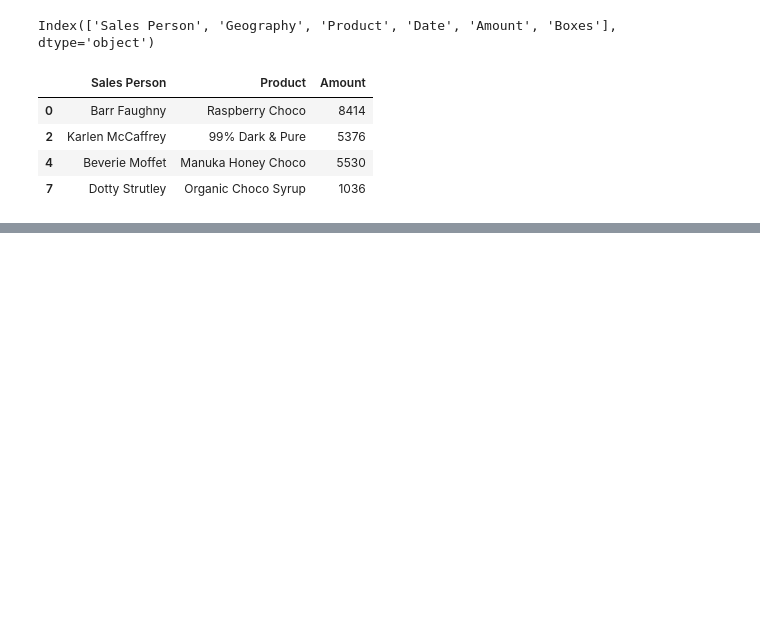
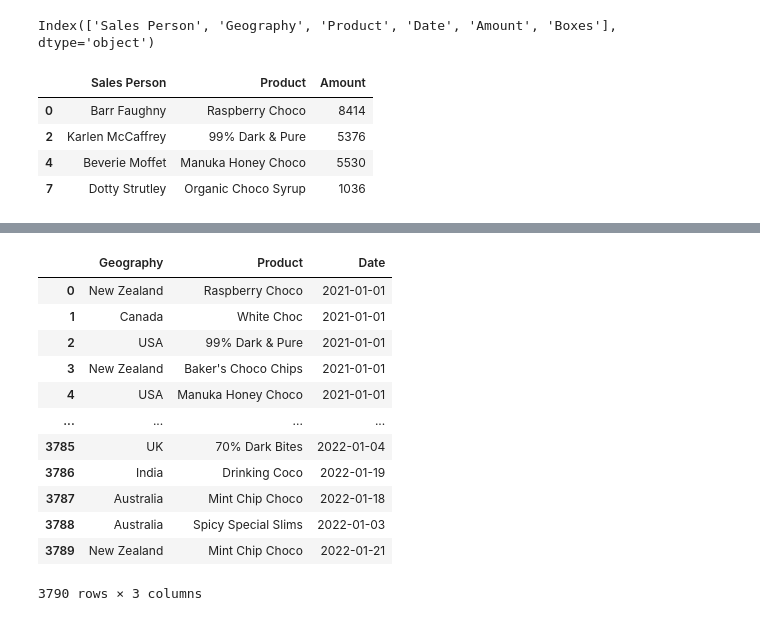
Before and after one commit to KudoroEsther/Files-Data_Analysis-, a Jupyter notebook: Task15/Task_15_Pandas_101.ipynb, the cells around one changed output, grey strips where cells are left out. Cells and saved outputs as stored; diff of their text form; code cells hidden in the pictures; blank space fills up the shorter version.

```diff
--- a/Task15/Task_15_Pandas_101.ipynb
+++ b/Task15/Task_15_Pandas_101.ipynb
@@ -62,0 +137,17 @@ sales.loc[[0,2,4,7], ["Sales Person", "Product", "Amount"]]
+# %%
+#this prints out all of the rows and columns with index number 1 to 3
+sales.iloc[0:-1, 1:4]
+# %% [output]
+|  | Geography | Product | Date |
+| 0 | New Zealand | Raspberry Choco | 2021-01-01 |
+| 1 | Canada | White Choc | 2021-01-01 |
+| 2 | USA | 99% Dark & Pure | 2021-01-01 |
+| 3 | New Zealand | Baker's Choco Chips | 2021-01-01 |
+| 4 | USA | Manuka Honey Choco | 2021-01-01 |
+| ... | ... | ... | ... |
+| 3785 | UK | 70% Dark Bites | 2022-01-04 |
+| 3786 | India | Drinking Coco | 2022-01-19 |
+| 3787 | Australia | Mint Chip Choco | 2022-01-18 |
+| 3788 | Australia | Spicy Special Slims | 2022-01-03 |
+| 3789 | New Zealand | Mint Chip Choco | 2022-01-21 |
+3790 rows × 3 columns
```
Also changed, not shown: parts of 8 cells of this notebook.
